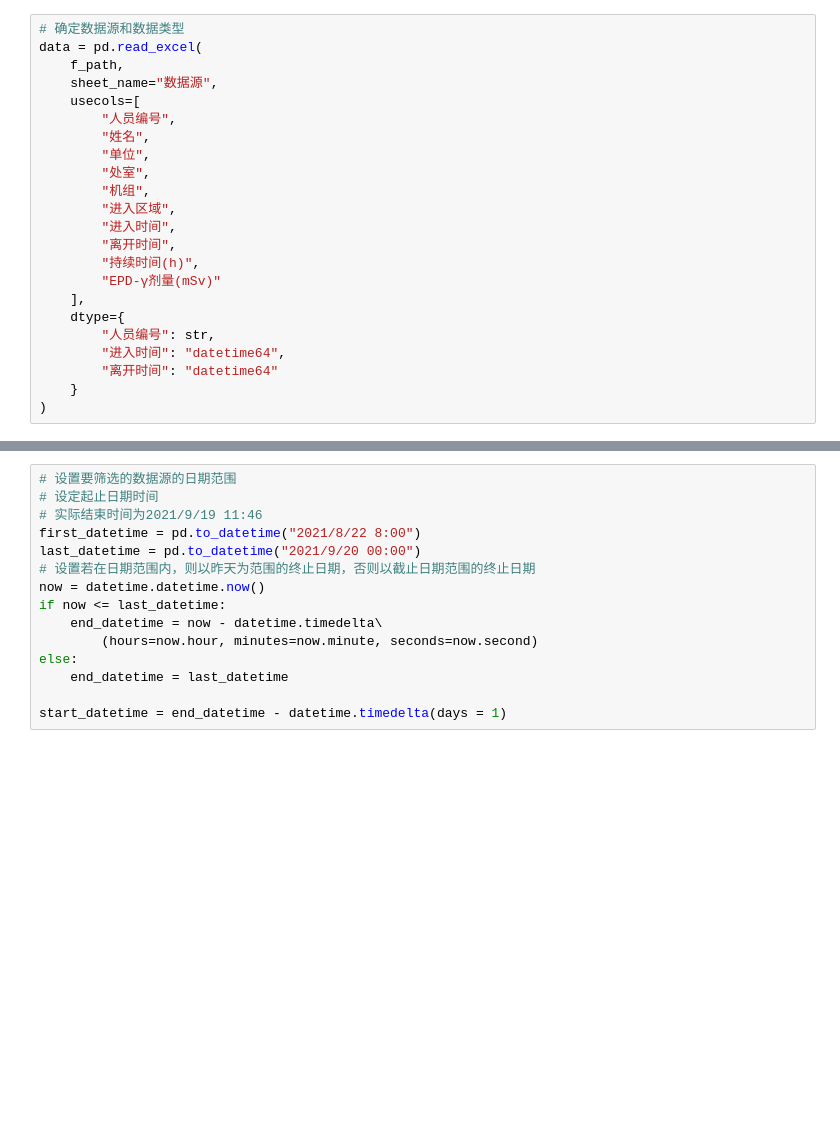
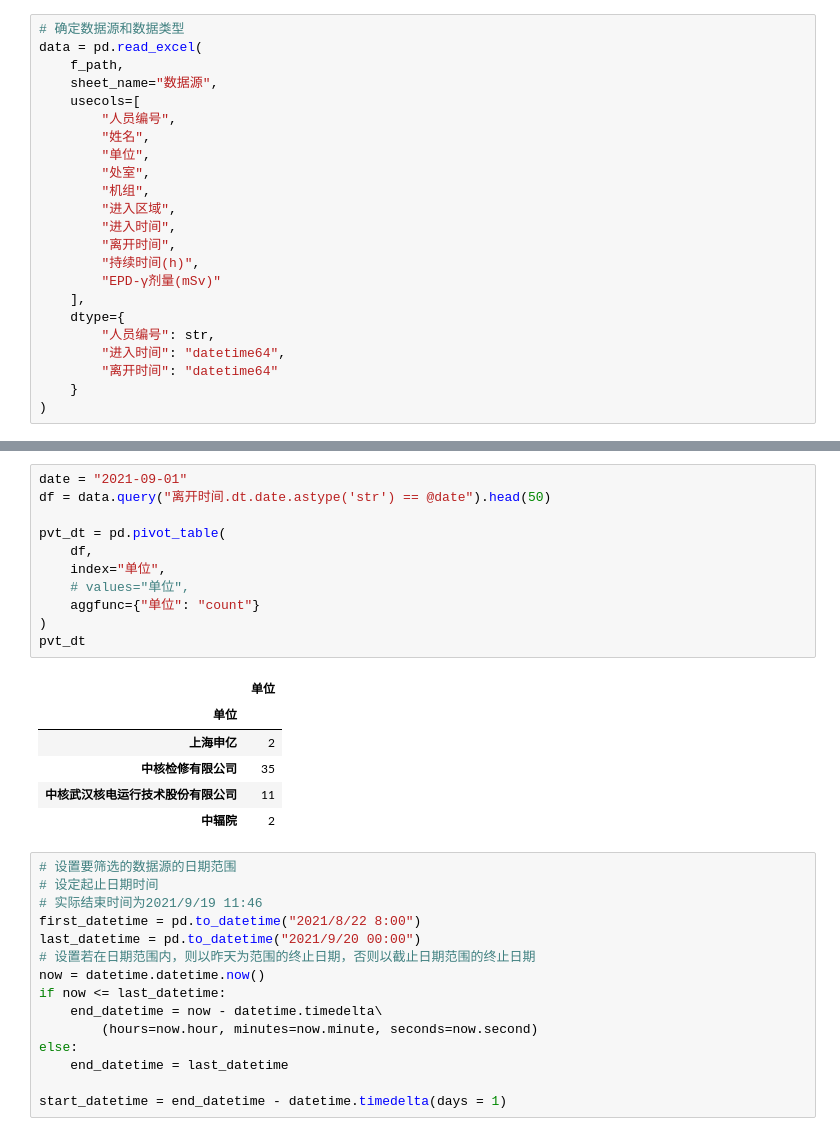
Before and after one commit to SuperParadox-Amateur/python_learning, a Jupyter notebook: test3.ipynb, the cells around one changed output, grey strips where cells are left out. Saved outputs shown, nothing was run; the diff lists cells and outputs as text; blank space fills up the shorter version.

```diff
--- a/test3.ipynb
+++ b/test3.ipynb
@@ -34,3 +53,21 @@ data.head()
+# %%
+date = "2021-09-01"
+df = data.query("离开时间.dt.date.astype('str') == @date").head(50)
+
+pvt_dt = pd.pivot_table(
+    df,
+    index="单位",
+    # values="单位",
+    aggfunc={"单位": "count"}
+)
+pvt_dt
+# %% [output]
+|  | 单位 |
+| 单位 |  |
+| 上海申亿 | 2 |
+| 中核检修有限公司 | 35 |
+| 中核武汉核电运行技术股份有限公司 | 11 |
+| 中辐院 | 2 |
 # %%
 # 设置要筛选的数据源的日期范围
 # 设定起止日期时间
```
Also changed, not shown: parts of 2 cells of this notebook, 2 other files.
